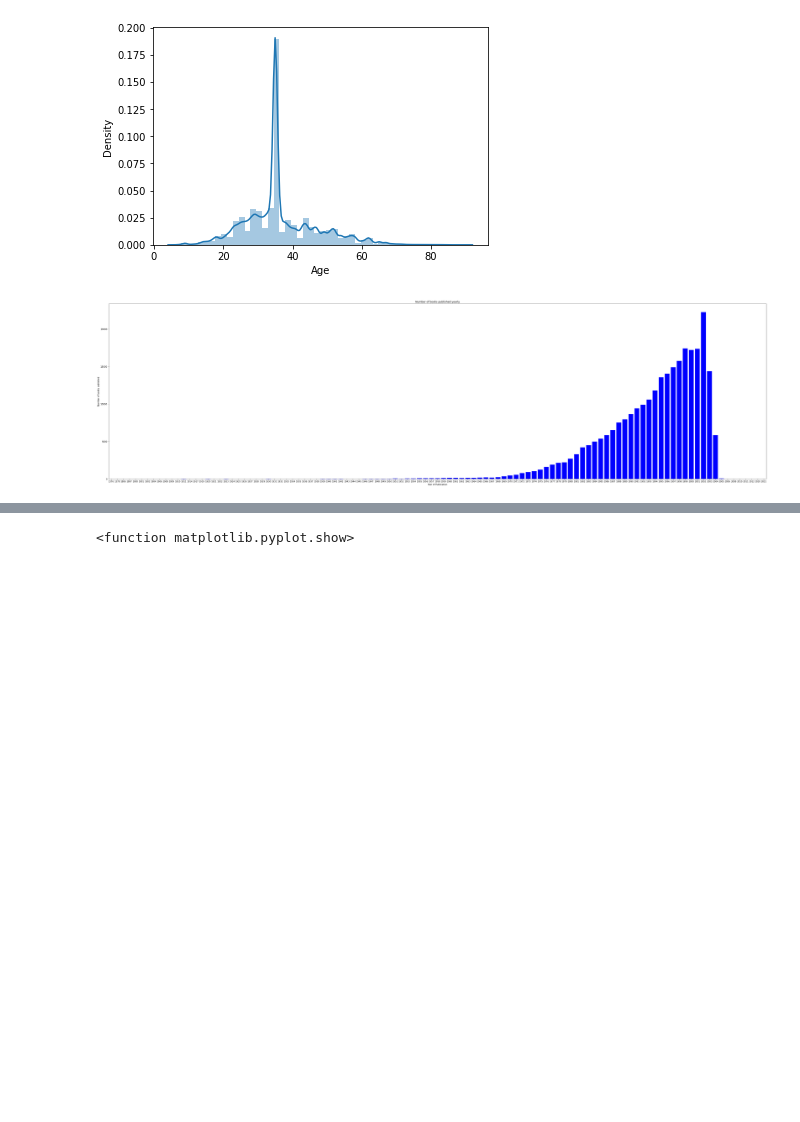
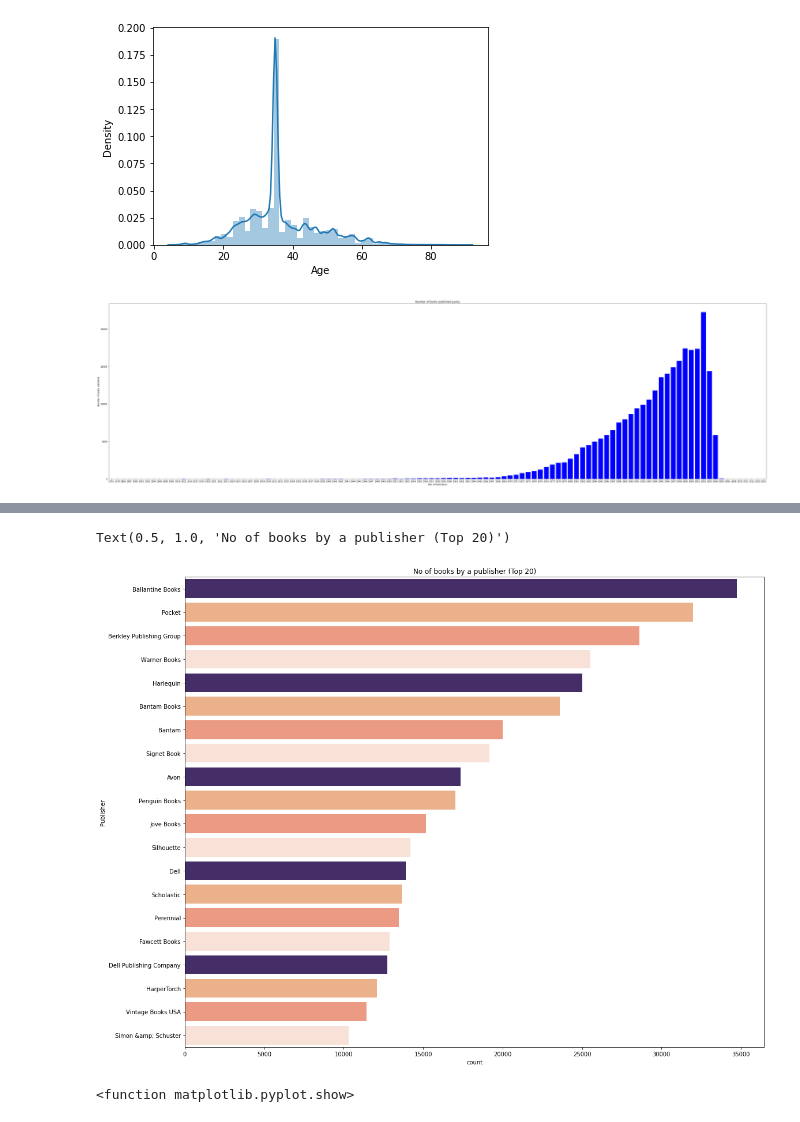
Before and after one commit to Shailendra114/Books-Recommendation-System-Unsupervised-Machine-Learning-, a Jupyter notebook: Books_Recommendation_System.ipynb, the cells around one changed output, grey strips where cells are left out. Drawn from its saved outputs; the diff is of its cells as text; code cells hidden in the pictures; blank space fills up the shorter version.

```diff
--- a/Books_Recommendation_System.ipynb
+++ b/Books_Recommendation_System.ipynb
@@ -787,3 +788,11 @@ Text(0.5, 1.0, 'No of books by an author (Top 15)')
+# %%
+# lets plot graph for top 20 books by publishers
+plt.figure(figsize=(18,15))
+sns.countplot(y="Publisher", data=merged_data,order=merged_data['Publisher'].value_counts().index[0:20],palette=['#432371',"#FAAE7B","#fc9272","#fee0d2",)
+plt.title("No of books by a publisher (Top 20)")
+# %% [output]
+Text(0.5, 1.0, 'No of books by a publisher (Top 20)')
+[figure, added]
 # %%
 fig = plt.figure(figsize =(15,15))
 labels = [ 0,  5,  3,  6,  8,  7, 10,  9,  4,  1,  2]
```
Also changed, not shown: parts of 4 cells of this notebook.
